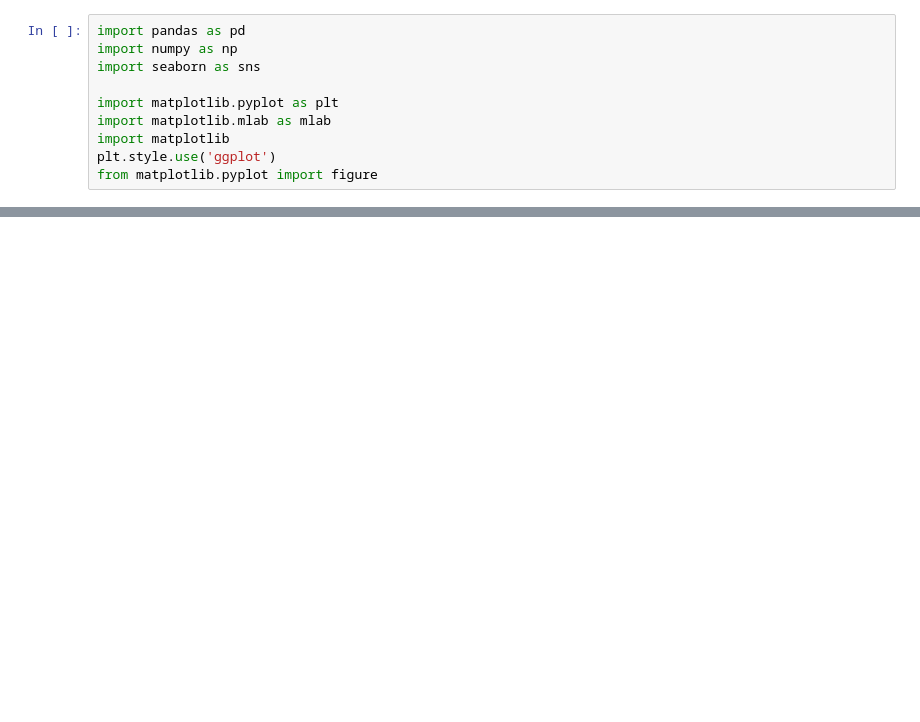
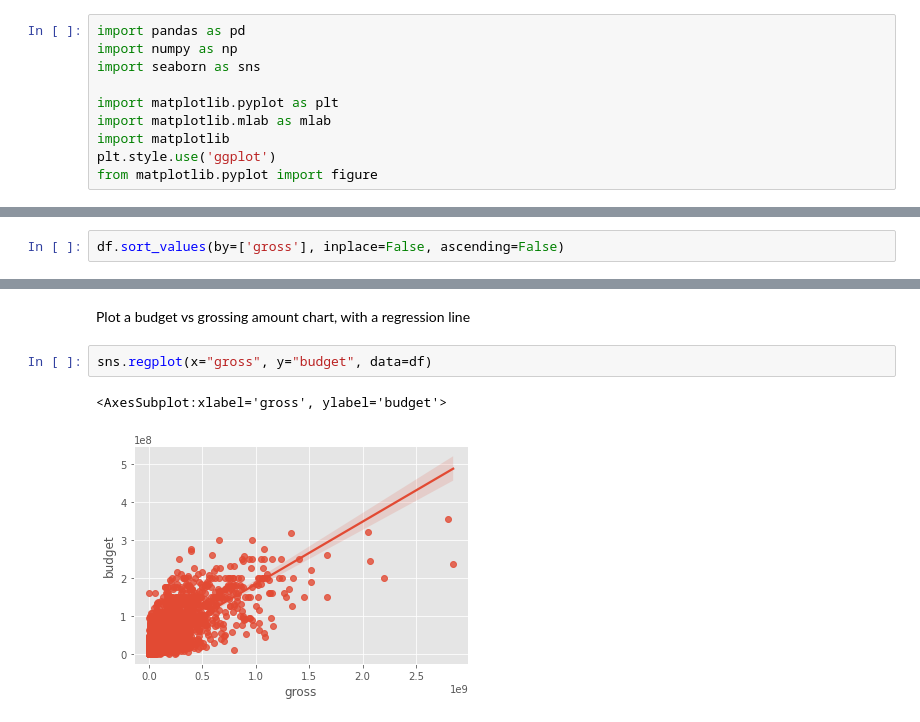
Before and after one commit to Siddharth114/MovieCorrelation, a Jupyter notebook: correlation.ipynb, the cells around one changed output, grey strips where cells are left out. Drawn from its saved outputs; the diff is of its cells as text; blank space fills up the shorter version.

```diff
--- a/correlation.ipynb
+++ b/correlation.ipynb
@@ -20,0 +87,2 @@ df.head()
+# %%
+df.sort_values(by=['gross'], inplace=False, ascending=False)
@@ -20,0 +103,7 @@ df.head()
+# %% [markdown]
+Plot a budget vs grossing amount chart, with a regression line
+# %%
+sns.regplot(x="gross", y="budget", data=df)
+# %% [output]
+<AxesSubplot:xlabel='gross', ylabel='budget'>
+[figure, added]
```
Also changed, not shown: parts of 26 cells of this notebook.
